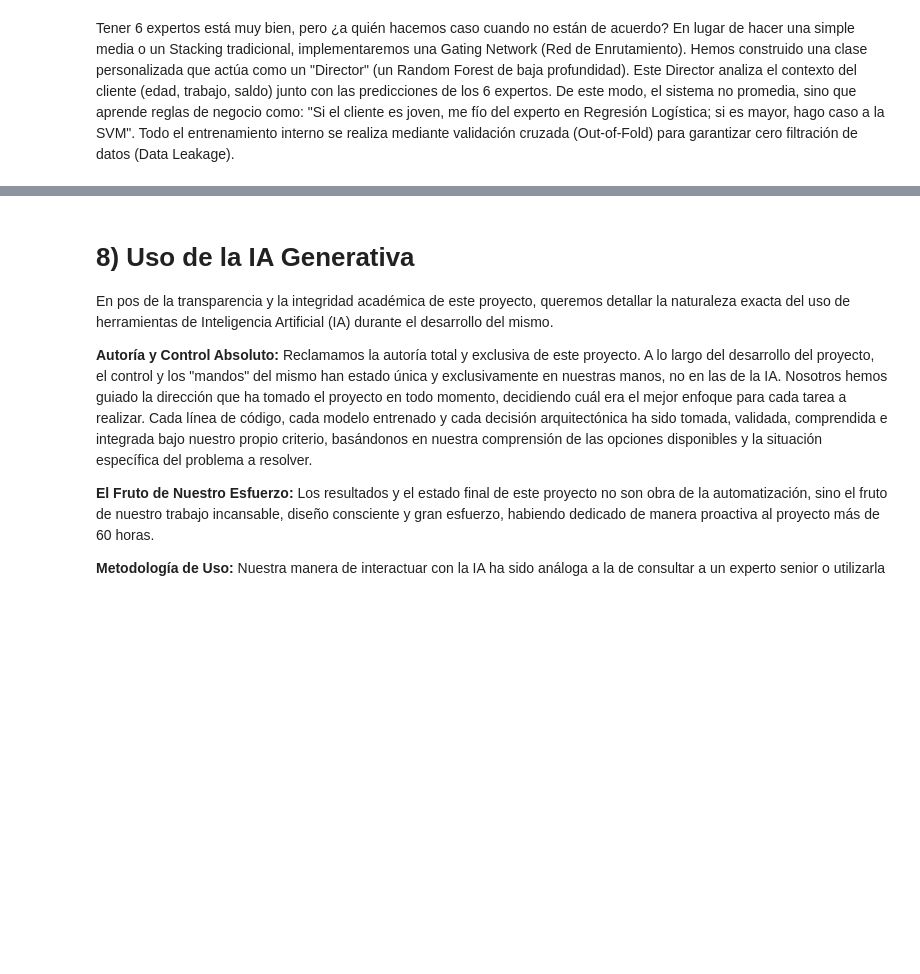
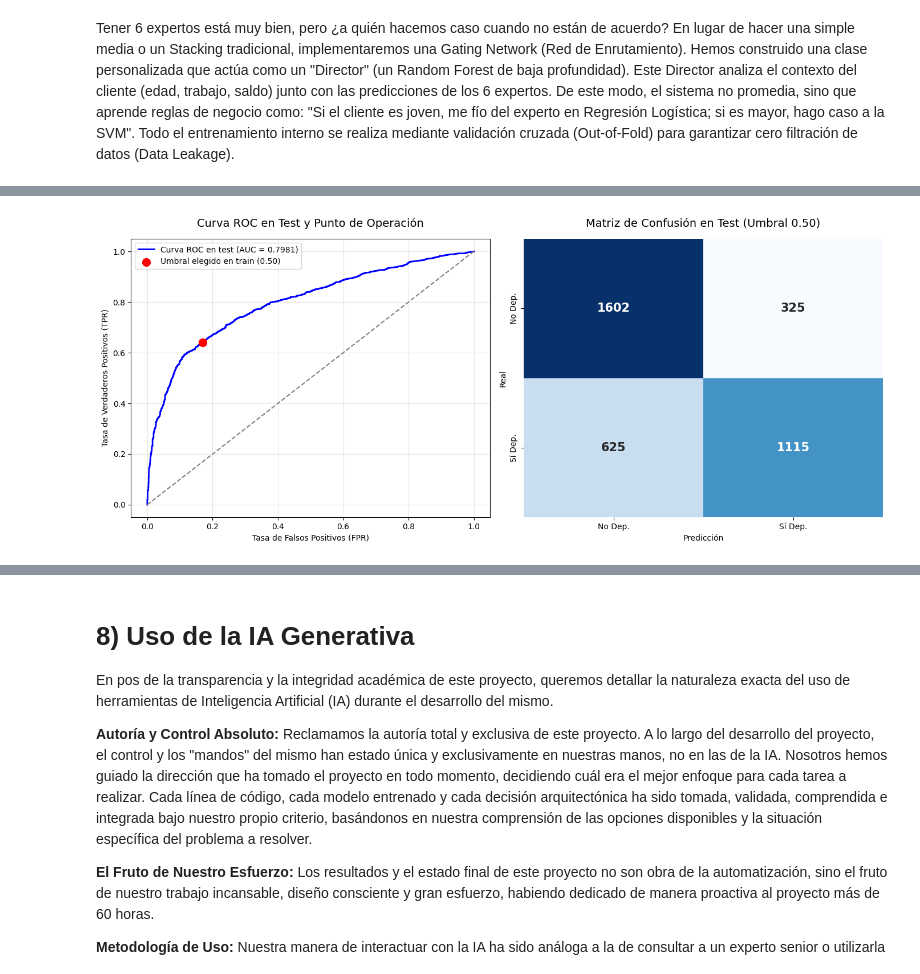
Before and after one commit to jmduroagea/bank-deposit-prediction, a Jupyter notebook: eda_y_entrenamiento.ipynb, the cells around one changed output, grey strips where cells are left out. Cells and saved outputs as stored; diff of their text form; code cells hidden in the pictures; blank space fills up the shorter version.

```diff
--- a/eda_y_entrenamiento.ipynb
+++ b/eda_y_entrenamiento.ipynb
@@ -3110,0 +3007,98 @@ Por defecto, los modelos de Machine Learning utilizan un umbral de decisión del
+# %%
+import numpy as np
+import pandas as pd
+import matplotlib.pyplot as plt
+import seaborn as sns
+from sklearn.metrics import (confusion_matrix, classification_report,
+                             roc_curve, roc_auc_score, fbeta_score)
+
+print("7.3 UMBRAL ÓPTIMO (YOUDEN'S J) Y EVALUACIÓN EN TEST\n")
+
+BETA_NEGOCIO = 2           # F2: el recall pesa el doble que la precisión
+NOMBRE_GATING = 'Gating Network'
+
+
+def umbral_youden(y_real, probabilidades):
+    """Umbral que maximiza el estadístico J de Youden (TPR - FPR)."""
+    fpr, tpr, umbrales = roc_curve(y_real, probabilidades)
+    return umbrales[np.argmax(tpr - fpr)]
+
+
+def evaluar_en_test(probabilidades_test, umbral):
+    """ROC-AUC y F2 en el test set para unas probabilidades y un umbral dados."""
+    predicciones = (probabilidades_test >= umbral).astype(int)
+    return {
+        'ROC-AUC': roc_auc_score(y_test, probabilidades_test),
+        'F2-Score': fbeta_score(y_test, predicciones, beta=BETA_NEGOCIO),
+        'Umbral': umbral
+    }
+
+
+# 1. Umbral elegido SOLO con datos de entrenamiento (probabilidades OOF)
+umbral_gating = umbral_youden(y_train, mega_stacking.oof_proba_)
+print(f"[!] Umbral de Youden (calculado con OOF de train): {umbral_gating:.4f}")
+print(f"    ROC-AUC OOF en train (referencia): {roc_auc_score(y_train, mega_stacking.oof_proba_):.4f}\n")
+
+# 2. Probabilidades sobre el test set, que el sistema no ha visto nunca
+prob_test_gating = mega_stacking.predict_proba(X_test)[:, 1]
+pred_test_gating = (prob_test_gating >= umbral_gating).astype(int)
+
+# 3. Comparación justa: cada experto con SU umbral de Youden, calculado con sus OOF de train
+filas = []
+for indice, (nombre, experto) in enumerate(mega_stacking.expertos_entrenados_):
+    umbral_experto = umbral_youden(y_train, mega_stacking.meta_oof_[:, indice])
+    prob_test_experto = experto.predict_proba(X_test)[:, 1]
+    filas.append({'Modelo': nombre, **evaluar_en_test(prob_test_experto, umbral_experto)})
+filas.append({'Modelo': NOMBRE_GATING, **evaluar_en_test(prob_test_gating, umbral_gating)})
+
+tabla_test = pd.DataFrame(filas).sort_values('F2-Score', ascending=False).reset_index(drop=True)
+print("COMPARATIVA EN TEST (datos nunca vistos):\n")
+print(tabla_test.round(4).to_string(index=False))
+
+fila_gating = tabla_test[tabla_test['Modelo'] == NOMBRE_GATING].iloc[0]
+mejor_experto = tabla_test[tabla_test['Modelo'] != NOMBRE_GATING].iloc[0]
+print(f"\nGating Network vs mejor experto ({mejor_experto['Modelo']}): "
+      f"ΔF2 = {fila_gating['F2-Score'] - mejor_experto['F2-Score']:+.4f} | "
+      f"ΔROC-AUC = {fila_gating['ROC-AUC'] - mejor_experto['ROC-AUC']:+.4f}\n")
+
+# 4. Visualización en test: curva ROC con el punto de operación y matriz de confusión
+fpr_test, tpr_test, _ = roc_curve(y_test, prob_test_gating)
+cm = confusion_matrix(y_test, pred_test_gating)
+tn, fp, fn, tp = cm.ravel()
+tpr_operacion = tp / (tp + fn)
+fpr_operacion = fp / (fp + tn)
+
+plt.figure(figsize=(14, 6))
+
+plt.subplot(1, 2, 1)
+plt.plot(fpr_test, tpr_test, color='blue', lw=2,
+         label=f"Curva ROC en test (AUC = {fila_gating['ROC-AUC']:.4f})")
+plt.plot([0, 1], [0, 1], color='gray', linestyle='--')
+plt.scatter(fpr_operacion, tpr_operacion, color='red', s=100, zorder=5,
+            label=f'Umbral elegido en train ({umbral_gating:.2f})')
+plt.title('Curva ROC en Test y Punto de Operación', fontsize=14, pad=15)
+plt.xlabel('Tasa de Falsos Positivos (FPR)')
+plt.ylabel('Tasa de Verdaderos Positivos (TPR)')
+plt.legend()
+plt.grid(True, alpha=0.3)
+
+plt.subplot(1, 2, 2)
+sns.heatmap(cm, annot=True, fmt='d', cmap='Blues', cbar=False,
+            xticklabels=['No Dep.', 'Sí Dep.'], yticklabels=['No Dep.', 'Sí Dep.'],
+            annot_kws={"size": 15, "weight": "bold"})
+plt.title(f'Matriz de Confusión en Test (Umbral {umbral_gating:.2f})', fontsize=14, pad=15)
+plt.ylabel('Real')
+plt.xlabel('Predicción')
+
+plt.tight_layout()
+plt.show()
+
+# 5. Desglose de negocio en test
+print("IMPACTO DE NEGOCIO EN TEST:\n")
+print(f"- CAPTACIONES ÉXITOSAS (TP)  : {tp}")
+print(f"- OPORTUNIDADES PERDIDAS (FN): {fn}")
+print(f"- LLAMADAS INÚTILES (FP)     : {fp}")
+print(f"- AHORRO EN LLAMADAS (TN)    : {tn}")
+print("\n[+] Reporte de clasificación en test:\n")
+print(classification_report(y_test, pred_test_gating, target_names=['No Depósito', 'Sí Depósito']))
+# %% [output]
@@ -3110,0 +3122 @@ Por defecto, los modelos de Machine Learning utilizan un umbral de decisión del
+[figure, added]
```
Also changed, not shown: parts of 22 cells of this notebook, 3 other files.
